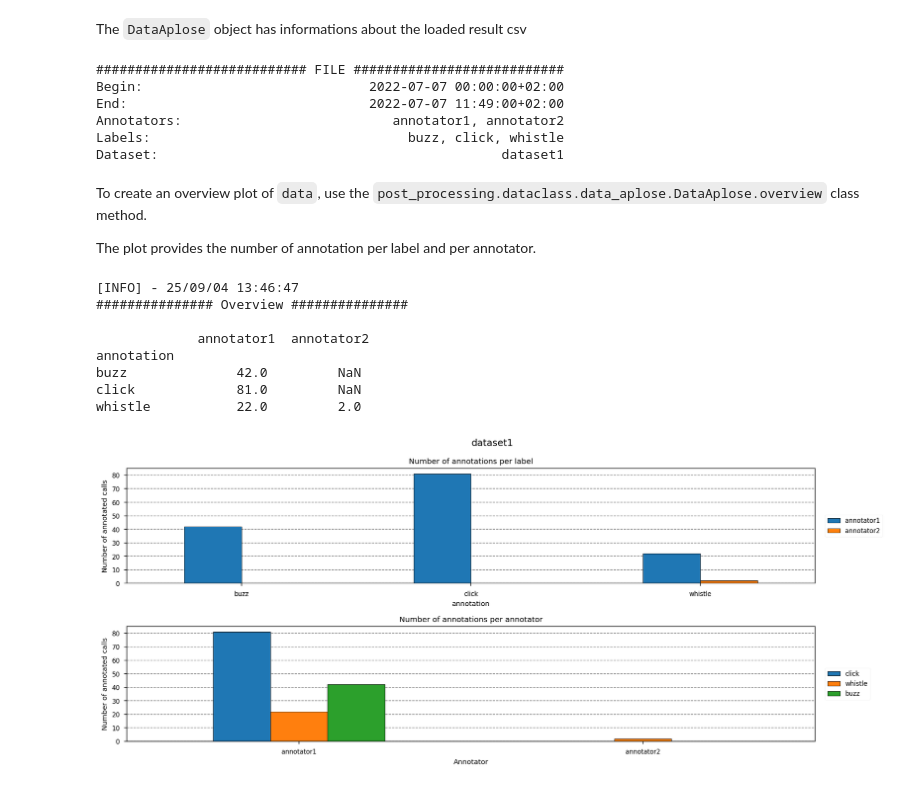
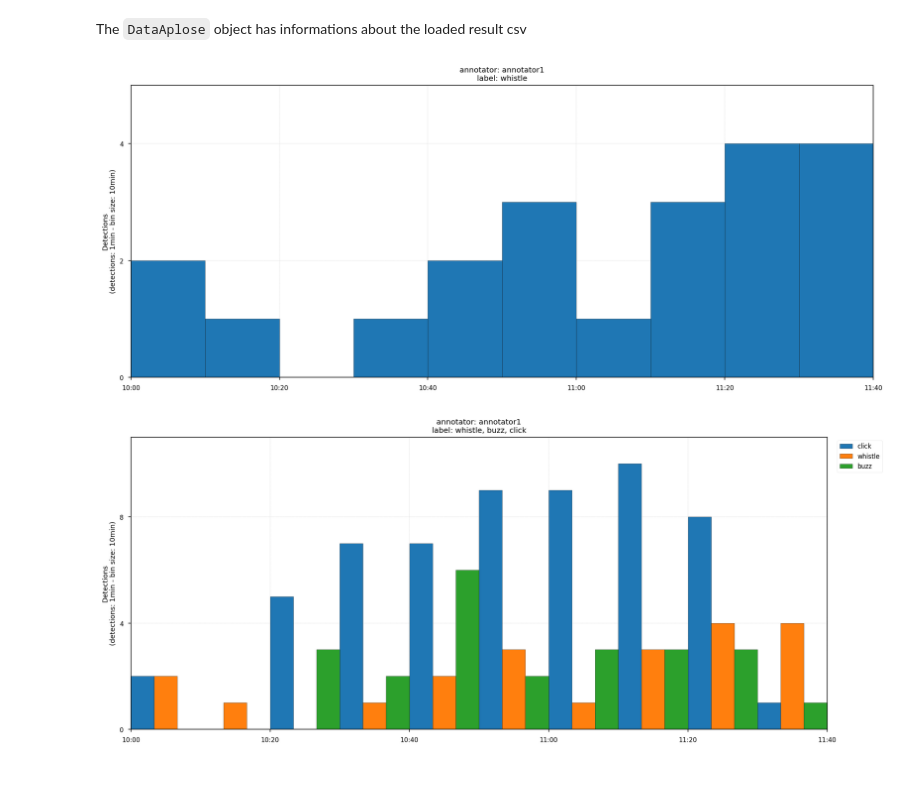
Before and after one commit to mathieudpnt/OSmOSE_post_processing, a Jupyter notebook: docs/source/example_single_barplot.ipynb, the cells around one changed output. Saved outputs shown, nothing was run; the diff lists cells and outputs as text; code cells hidden in the pictures.

```diff
--- a/docs/source/example_single_barplot.ipynb
+++ b/docs/source/example_single_barplot.ipynb
@@ -13,35 +13,47 @@ yaml_file = Path(r"_static/APOCADO_yaml.yml")
 data = DataAplose.from_yaml(file=yaml_file)
 # %% [markdown]
 The `DataAplose` object has informations about the loaded result csv
-# %%
-print(f"{' FILE ':#^60}")
-print(f"{'Begin:':<30}{str(data.begin):>30}")
-print(f"{'End:':<30}{str(data.end):>30}")
-print(f"{'Annotators:':<30}{str((', ').join(data.annotators)):>30}")
-print(f"{'Labels:':<30}{str((', ').join(data.labels)):>30}")
-print(f"{'Dataset:':<30}{str((', ').join(data.dataset)):>30}")
-# %% [output]
-########################### FILE ###########################
-Begin:                             2022-07-07 00:00:00+02:00
-End:                               2022-07-07 11:49:00+02:00
-Annotators:                           annotator1, annotator2
-Labels:                                 buzz, click, whistle
-Dataset:                                            dataset1
-# %% [markdown]
-To create an overview plot of `data`, use the `post_processing.dataclass.data_aplose.DataAplose.overview` class method.
-
-The plot provides the number of annotation per label and per annotator.
 # %%
-data.overview()
+from pandas import Timedelta
+
+fig, ax = plt.subplots(1, 1)
+
+bin_size = Timedelta("10min")
+ticks = Timedelta("20min")
+fmt = "%H:%M"
+
+ax = data.set_ax(ax=ax, x_ticks_res=ticks, date_format=fmt)
+data.plot(
+    mode="histogram",
+    annotator="annotator1",
+    label="whistle",
+    ax=ax,
+    bin_size=bin_size,
+    season=False,
+)
 plt.tight_layout()
 plt.show()
 # %% [output]
-[INFO] - 25/09/04 13:46:47
-############### Overview ###############
-
-             annotator1  annotator2
-annotation
-buzz              42.0         NaN
-click             81.0         NaN
-whistle           22.0         2.0
-[figure, old version]
+[figure, new version]
+# %%
+from pandas import Timedelta
+
+fig, ax = plt.subplots(1, 1)
+
+bin_size = Timedelta("10min")
+ticks = Timedelta("20min")
+fmt = "%H:%M"
+
+ax = data.set_ax(ax=ax, x_ticks_res=ticks, date_format=fmt)
+data.plot(
+    mode="histogram",
+    annotator="annotator1",
+    label=["whistle", "click", "buzz"],
+    ax=ax,
+    bin_size=bin_size,
+    season=False,
+)
+plt.tight_layout()
+plt.show()
+# %% [output]
+[figure, added]
```
Also changed, not shown: 13 other files.
